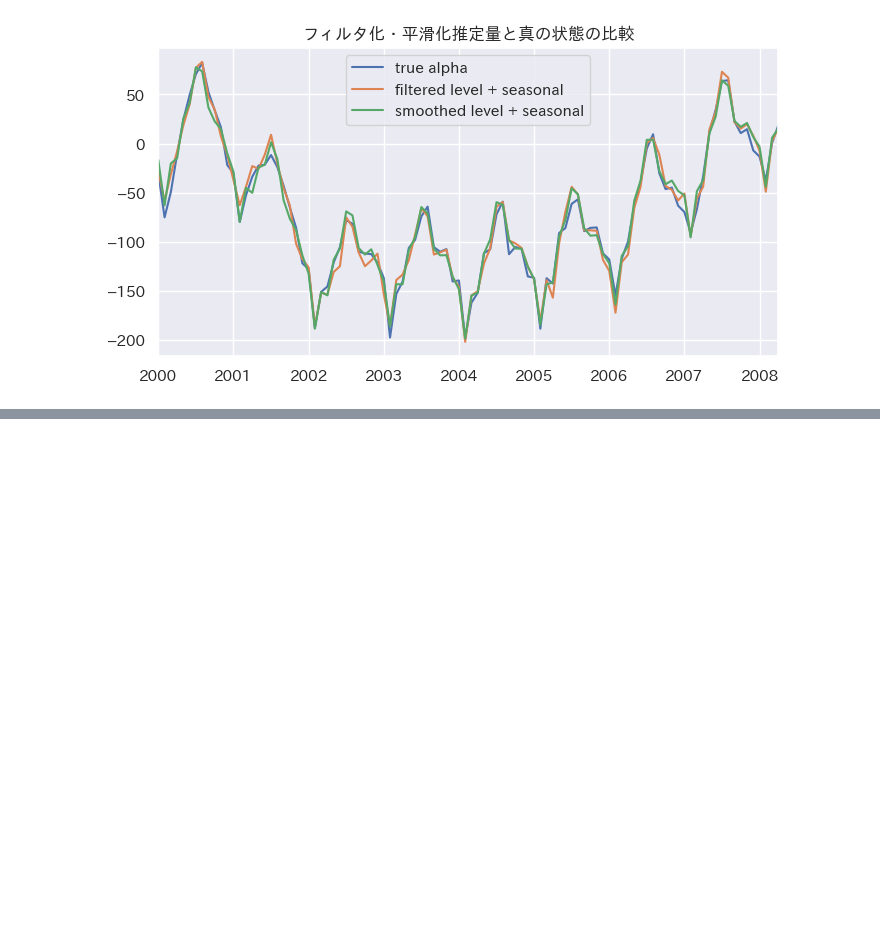
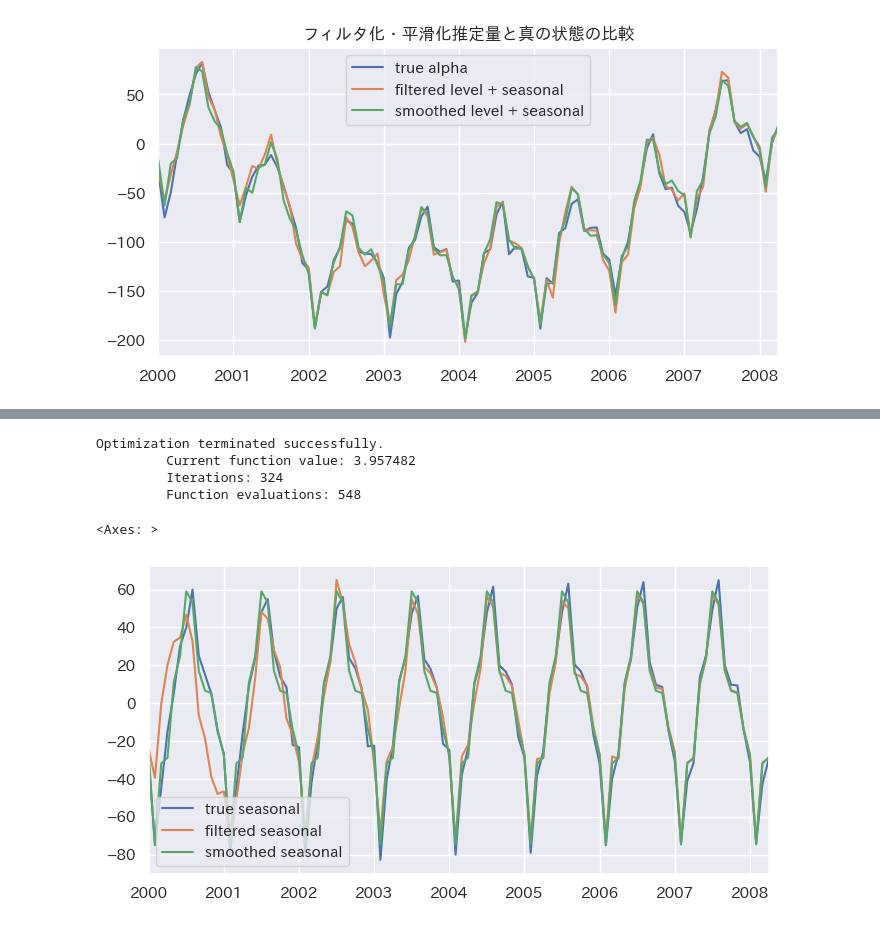
Before and after one commit to maton369/Python_Time_Series_Intro, a Jupyter notebook: 5-5-基本構造時系列モデル.ipynb, the cells around one changed output, grey strips where cells are left out. Drawn from its saved outputs; the diff is of its cells as text; code cells hidden in the pictures; blank space fills up the shorter version.

```diff
--- a/5-5-基本構造時系列モデル.ipynb
+++ b/5-5-基本構造時系列モデル.ipynb
@@ -1139,0 +1225,78 @@ plot_df.plot(title="フィルタ化・平滑化推定量と真の状態の比較
+# %%
+# ======================================================
+# 🎯 三角関数を用いた複雑な季節成分を含むローカル線形トレンドモデル
+# ======================================================
+
+# ------------------------------------------------------
+# 1️⃣ モデルの構築
+# ------------------------------------------------------
+# freq_seasonal オプションにより、周期成分をフーリエ展開で表現する。
+# harmonics=6 とすることで、1～6次の sin・cos 波を組み合わせ、
+# より複雑で滑らかな季節パターンを表現可能とする。
+mod_bsts_tri_6 = tsa.UnobservedComponents(
+    bsts_df["y"],  # 対象データ（観測系列）
+    level="local linear trend",  # ローカル線形トレンド
+    freq_seasonal=[{"period": 12, "harmonics": 6}],  # フーリエ級数による季節成分
+)
+
+# ------------------------------------------------------
+# 2️⃣ パラメータ推定（最尤法）
+# ------------------------------------------------------
+res_bsts_tri_6 = mod_bsts_tri_6.fit(
+    method="nm", maxiter=2000  # Nelder-Mead法による最適化  # 最大反復回数
+)
+
+# ------------------------------------------------------
+# ✅ コメント（GitHubレビュー用）
+# ------------------------------------------------------
+# ▪ このモデルでは、12ヶ月周期の季節性を6次のフーリエ級数で近似している。
+# ▪ 「harmonics=6」により、最大6つの正弦波・余弦波成分が同時に推定される。
+# ▪ 各調和項（harmonic term）は異なる周期の波を表現し、
+#    複雑な季節構造（例：二峰性・非対称的季節パターン）も表現可能。
+# ▪ トレンドにはローカル線形トレンドを用いており、非定常な傾向変化にも対応。
+
+# ------------------------------------------------------
+# 📘 モデルの数式表現（LaTeX形式）
+# ------------------------------------------------------
+# $$
+# \begin{aligned}
+# y_t &= \mu_t + \gamma_t + \varepsilon_t, \quad \varepsilon_t \sim N(0, \sigma_\varepsilon^2) \\
+# \mu_t &= \mu_{t-1} + \beta_{t-1} + \eta_t, \quad \eta_t \sim N(0, \sigma_\eta^2) \\
+# \beta_t &= \beta_{t-1} + \zeta_t, \quad \zeta_t \sim N(0, \sigma_\zeta^2) \\
+# \gamma_t &= \sum_{j=1}^{6} \left[
+# a_j \cos\left(\frac{2\pi j t}{12}\right) +
+# b_j \sin\left(\frac{2\pi j t}{12}\right)
+# \right]
+# \end{aligned}
+# $$
+#
+# ここで：
+# - $\mu_t$: ローカル線形トレンド（水準＋傾き）
+# - $\beta_t$: トレンド変化率（ドリフト）
+# - $\gamma_t$: 12ヶ月周期の複雑な季節成分（6次までの調和項を含む）
+# - $\varepsilon_t$: 観測誤差
+#
+# 🔹 harmonics=6 により、波形の自由度が増し、実際の季節パターンを
+#    より忠実に再現できるが、パラメータ数が増えるため過学習に注意が必要。
+# %% [output]
+Optimization terminated successfully.
+         Current function value: 3.957482
+         Iterations: 324
+         Function evaluations: 548
+# %%
+# フィルタ化推定量・平滑化推定量を合わせて図示
+
+# DataFrameにまとめる
+plot_df = pd.DataFrame(
+    {
+        "true seasonal": bsts_df.s,
+        "filtered seasonal": res_bsts_tri_6.freq_seasonal[0]["filtered"],
+        "smoothed seasonal": res_bsts_tri_6.freq_seasonal[0]["smoothed"],
+    }
+)
+
+# 可視化
+plot_df.plot()
+# %% [output]
+<Axes: >
+[figure, added]
```
Also changed, not shown: parts of 3 cells of this notebook.
